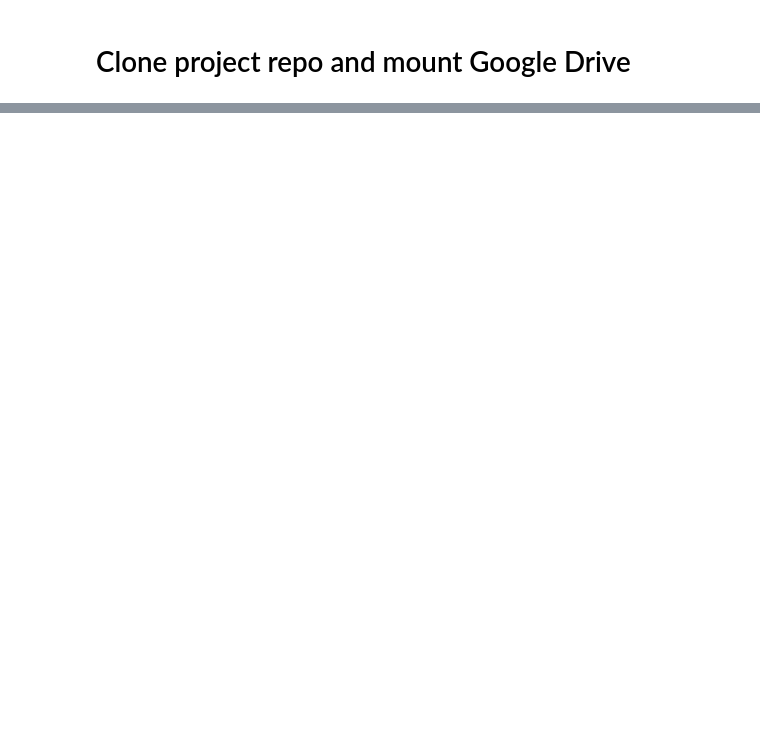
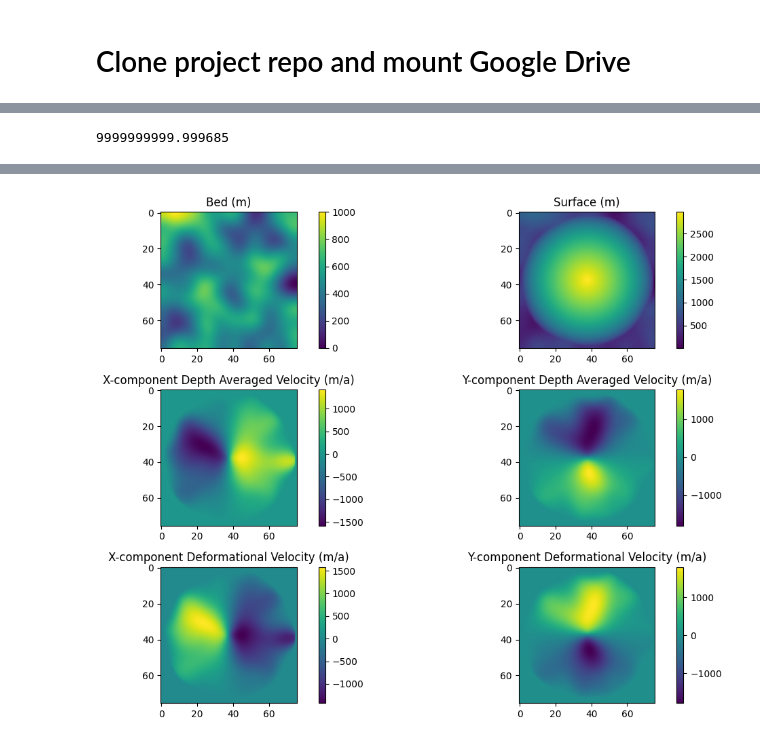
Before and after one commit to glamacles/downs_project, a Jupyter notebook: intro.ipynb, the cells around one changed output, grey strips where cells are left out. Drawn from its saved outputs; the diff is of its cells as text; code cells hidden in the pictures; blank space fills up the shorter version.

```diff
--- a/intro.ipynb
+++ b/intro.ipynb
@@ -48,0 +41,66 @@ Mounted at /content/drive
+# %%
+import os
+import sys
+import matplotlib.pyplot as plt
+os.environ['OMP_NUM_THREADS'] = '1'
+sys.path.append('model/')
+
+import firedrake as fd
+from model import SpecFO
+
+# Model defaults to a 125 x 125 km domain with 1.25 km res
+model = SpecFO()
+
+# Generate random ice sheet geometry
+B, H = model.get_geometry(
+    B0 = 1000.,
+    S0 = 3000,
+)
+
+# Solve for velocity
+model.set_field(model.B, B)
+model.set_field(model.H, H)
+model.solver.solve()
+
+
+ubar0 = model.get_field(model.U.sub(0))
+ubar1 = model.get_field(model.U.sub(1))
+udef0 = model.get_field(model.U.sub(2))
+udef1 = model.get_field(model.U.sub(3))
+
+
+plt.figure(figsize=(12,8))
+plt.subplot(3, 2, 1)
+plt.title('Bed (m)')
+plt.imshow(B)
+plt.colorbar()
+
+plt.subplot(3, 2, 2)
+plt.title('Surface (m)')
+plt.imshow(B+H)
+plt.colorbar()
+
+plt.subplot(3,2,3)
+plt.title('X-component Depth Averaged Velocity (m/a)')
+plt.imshow(ubar0)
+plt.colorbar()
+
+plt.subplot(3,2,4)
+plt.title('Y-component Depth Averaged Velocity (m/a)')
+plt.imshow(ubar1)
+plt.colorbar()
+
+plt.subplot(3,2,5)
+plt.title('X-component Deformational Velocity (m/a)')
+plt.imshow(udef0)
+plt.colorbar()
+
+plt.subplot(3,2,6)
+plt.title('Y-component Deformational Velocity (m/a)')
+plt.imshow(udef1)
+plt.colorbar()
+
+plt.tight_layout()
+plt.show()
+# %% [output]
+9999999999.999685
@@ -48,0 +124 @@ Mounted at /content/drive
+[figure, added]
```
Also changed, not shown: parts of 5 cells of this notebook.
